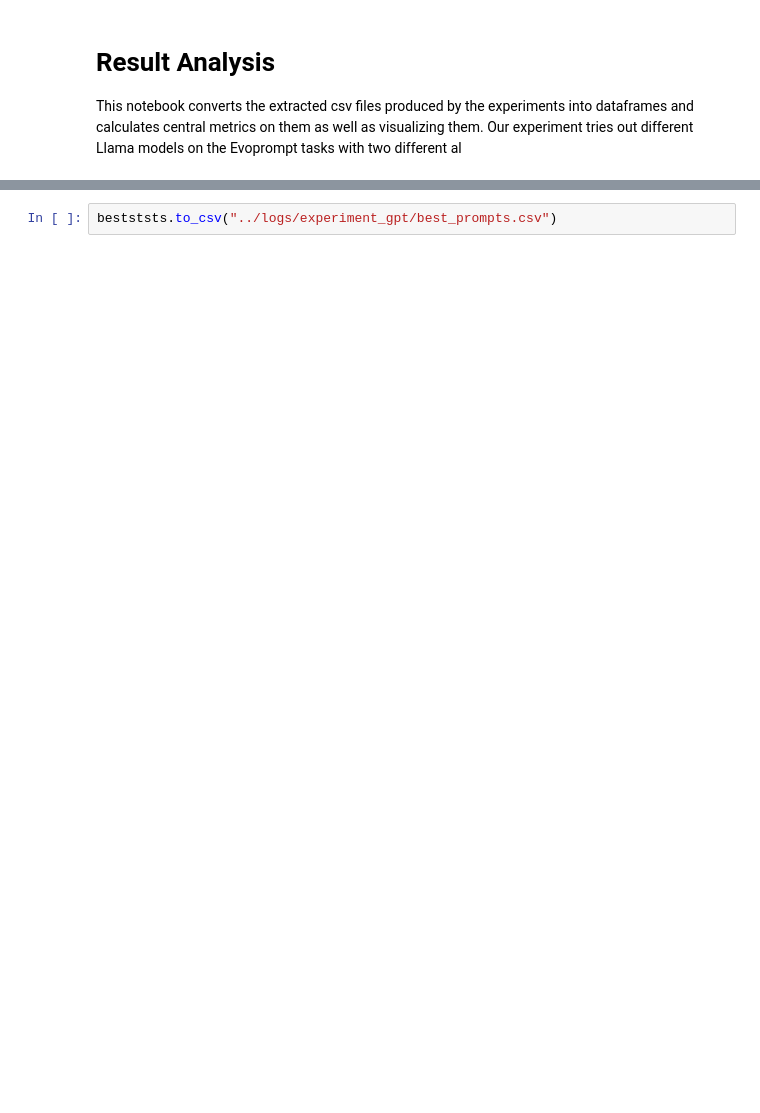
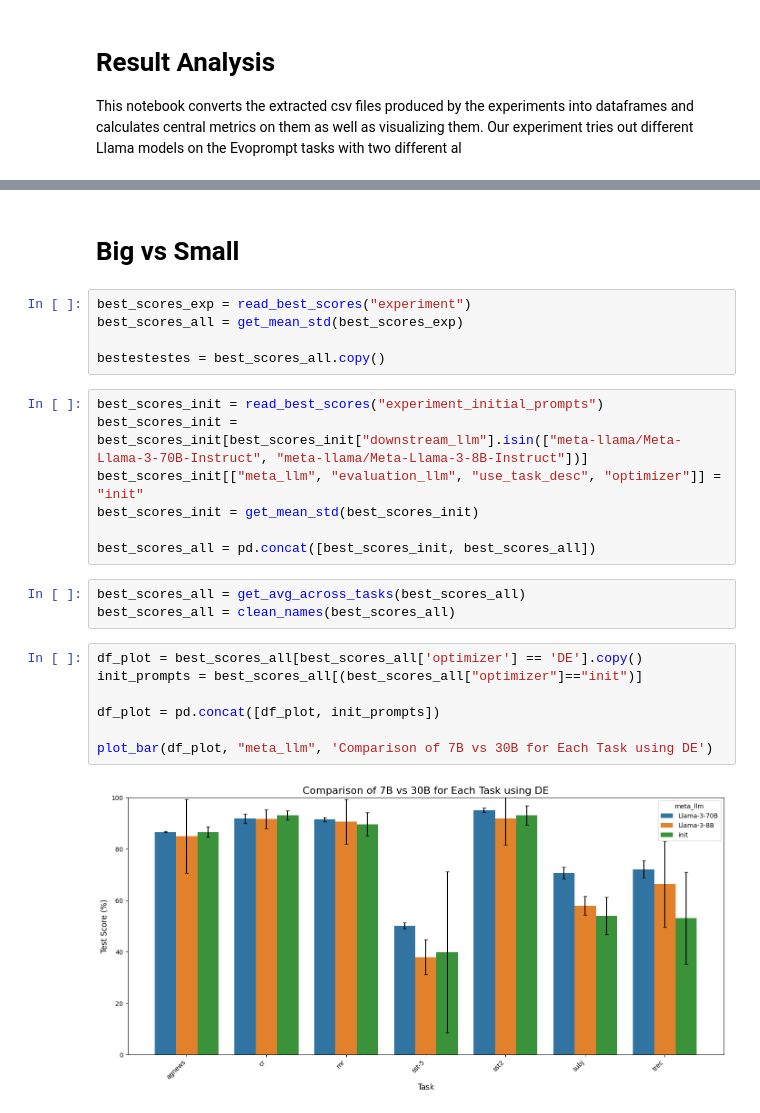
Before and after one commit to finitearth/promptolution, a Jupyter notebook: notebooks/evaluation_experiment.ipynb, the cells around one changed output, grey strips where cells are left out. Saved outputs shown, nothing was run; the diff lists cells and outputs as text; blank space fills up the shorter version.

Commit message:
bissle experimente dies das, aber gucken wir uns noch mal die csvs an, die überchriften sind strange! bis denne männer, wir sehen uns ✌🏻

```diff
--- a/notebooks/evaluation_experiment.ipynb
+++ b/notebooks/evaluation_experiment.ipynb
@@ -95,2 +149,26 @@ bestststs = bestststs.sort_values("score", ascending=False).groupby("task", as_i
-# %%
-bestststs.to_csv("../logs/experiment_gpt/best_prompts.csv")
+# %% [markdown]
+# Big vs Small
+# %%
+best_scores_exp = read_best_scores("experiment")
+best_scores_all = get_mean_std(best_scores_exp)
+
+bestestestes = best_scores_all.copy()
+# %%
+best_scores_init = read_best_scores("experiment_initial_prompts")
+best_scores_init = best_scores_init[best_scores_init["downstream_llm"].isin(["meta-llama/Meta-Llama-3-70B-Instruct", "meta-llama/Meta-Llama-3-8B-Instruct"])]
+best_scores_init[["meta_llm", "evaluation_llm", "use_task_desc", "optimizer"]] = "init"
+best_scores_init = get_mean_std(best_scores_init)
+
+best_scores_all = pd.concat([best_scores_init, best_scores_all])
+# %%
+best_scores_all = get_avg_across_tasks(best_scores_all)
+best_scores_all = clean_names(best_scores_all)
+# %%
+df_plot = best_scores_all[best_scores_all['optimizer'] == 'DE'].copy()
+init_prompts = best_scores_all[(best_scores_all["optimizer"]=="init")]
+
+df_plot = pd.concat([df_plot, init_prompts])
+
+plot_bar(df_plot, "meta_llm", 'Comparison of 7B vs 30B for Each Task using DE')
+# %% [output]
+[figure, added]
```
Also changed, not shown: parts of 31 cells of this notebook, 4 other files.
